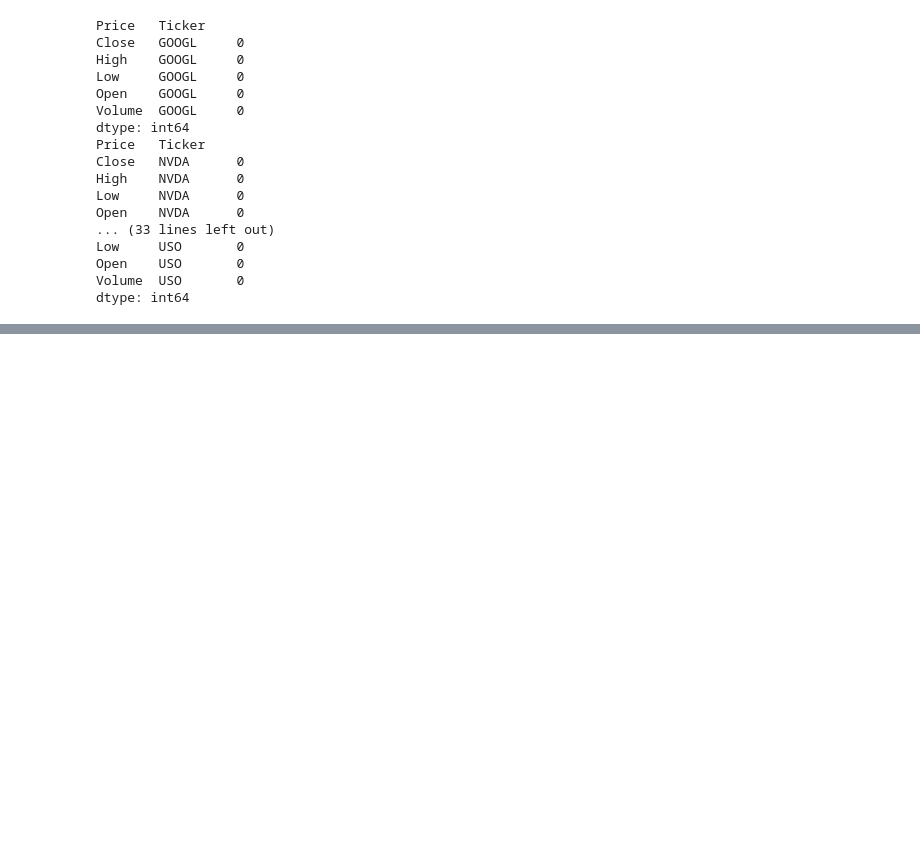
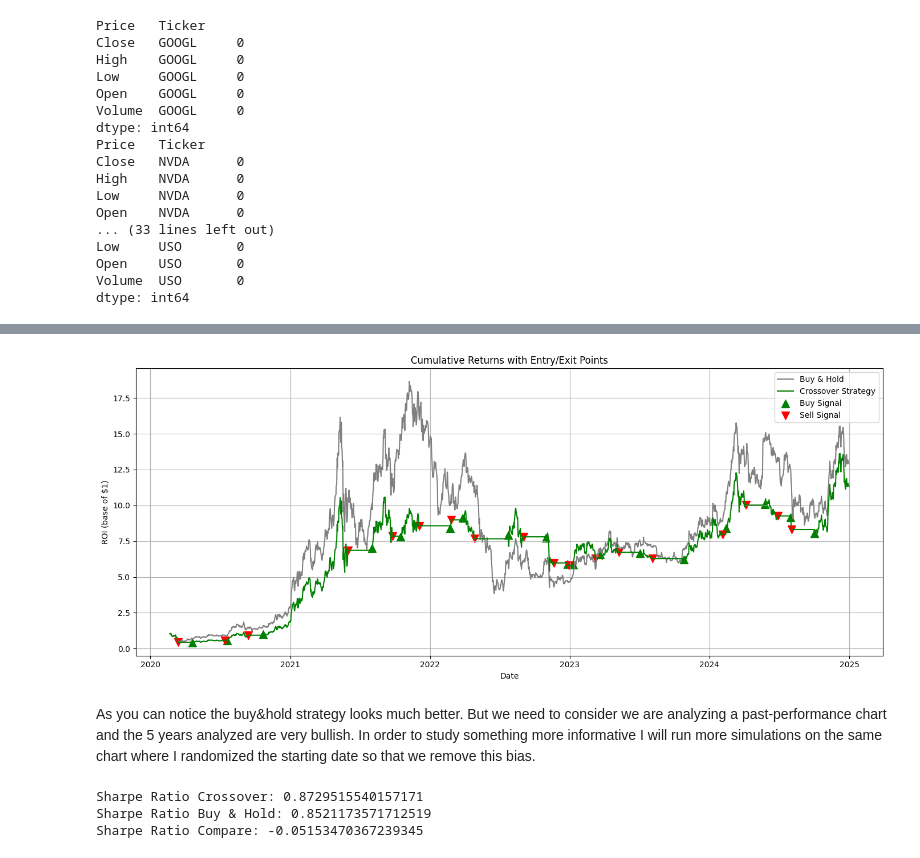
Before and after one commit to dgalassi99/quant-lab, a Jupyter notebook: 01_foundations/W2_Moving_Average_Strategy.ipynb, the cells around one changed output, grey strips where cells are left out. Cells and saved outputs as stored; diff of their text form; code cells hidden in the pictures; blank space fills up the shorter version.

```diff
--- a/01_foundations/W2_Moving_Average_Strategy.ipynb
+++ b/01_foundations/W2_Moving_Average_Strategy.ipynb
@@ -146,0 +137,38 @@ df[df['signal'] == 1]
+# %%
+#let's implement the first strategy:
+#1. unidirectional (long-only)
+#2. enter on a positive cross-over (bullish signal) and exit on a negative one (bearish signal)
+#3. calcualte returns and compare with a buy&hold
+
+#daily returns
+df['daily_return'] = df['Close'].pct_change()
+#strategy returns only active when in position
+df['strategy_return'] = df['daily_return'] * df['position']
+
+#cumulative returns for buy & hold adn crossover strategy
+df['cumulative_buy_hold'] = (1 + df['daily_return']).cumprod()
+df['cumulative_strategy'] = (1 + df['strategy_return']).cumprod()
+# %%
+plt.figure(figsize=(14,6))
+#cumulative returns
+plt.plot(df.index, df['cumulative_buy_hold'], label='Buy & Hold', color='gray')
+plt.plot(df.index, df['cumulative_strategy'], label='Crossover Strategy', color='green')
+#mark bullish crossovers (entry signals)
+entry_points = df[df['crossover_signal'] == 1]
+plt.scatter(entry_points.index, df.loc[entry_points.index, 'cumulative_strategy'],
+            marker='^', color='green', label='Buy Signal', s=100)
+#mark bearish crossovers (exit signals)
+exit_points = df[df['crossover_signal'] == -1]
+plt.scatter(exit_points.index, df.loc[exit_points.index, 'cumulative_strategy'],
+            marker='v', color='red', label='Sell Signal', s=100)
+plt.title('Cumulative Returns with Entry/Exit Points')
+plt.xlabel('Date')
+plt.ylabel('ROI (base of $1)')
+plt.grid(True)
+plt.legend()
+plt.tight_layout()
+plt.show()
+# %% [output]
+[figure, added]
+# %% [markdown]
+As you can notice the buy&hold strategy looks much better. But we need to consider we are analyzing a past-performance chart and the 5 years analyzed are very bullish. In order to study something more informative I will run more simulations on the same chart where I randomized the starting date so that we remove this bias.
@@ -146,0 +210,14 @@ df[df['signal'] == 1]
+# %%
+results = pd.DataFrame(results, columns=['Buy & Hold', 'Crossover Strategy','Start','End','Entry Price','Exit Price','Operativity'])
+results['Trading Days'] = results['End'] - results['Start']
+#results[['Buy & Hold', 'Crossover Strategy','Trading Days']].describe()
+sharpe_crossover = results['Crossover Strategy'].mean() / results['Crossover Strategy'].std()
+sharpe_bnh = results['Buy & Hold'].mean() / results['Buy & Hold'].std()
+sharpe_compare= (results['Crossover Strategy'].mean()-results['Buy & Hold'].mean()) / results['Buy & Hold'].std()
+print(f'Sharpe Ratio Crossover: {sharpe_crossover}')
+print(f'Sharpe Ratio Buy & Hold: {sharpe_bnh}')
+print(f'Sharpe Ratio Compare: {sharpe_compare}')
+# %% [output]
+Sharpe Ratio Crossover: 0.8729515540157171
+Sharpe Ratio Buy & Hold: 0.8521173571712519
+Sharpe Ratio Compare: -0.05153470367239345
```
Also changed, not shown: parts of 15 cells of this notebook.
